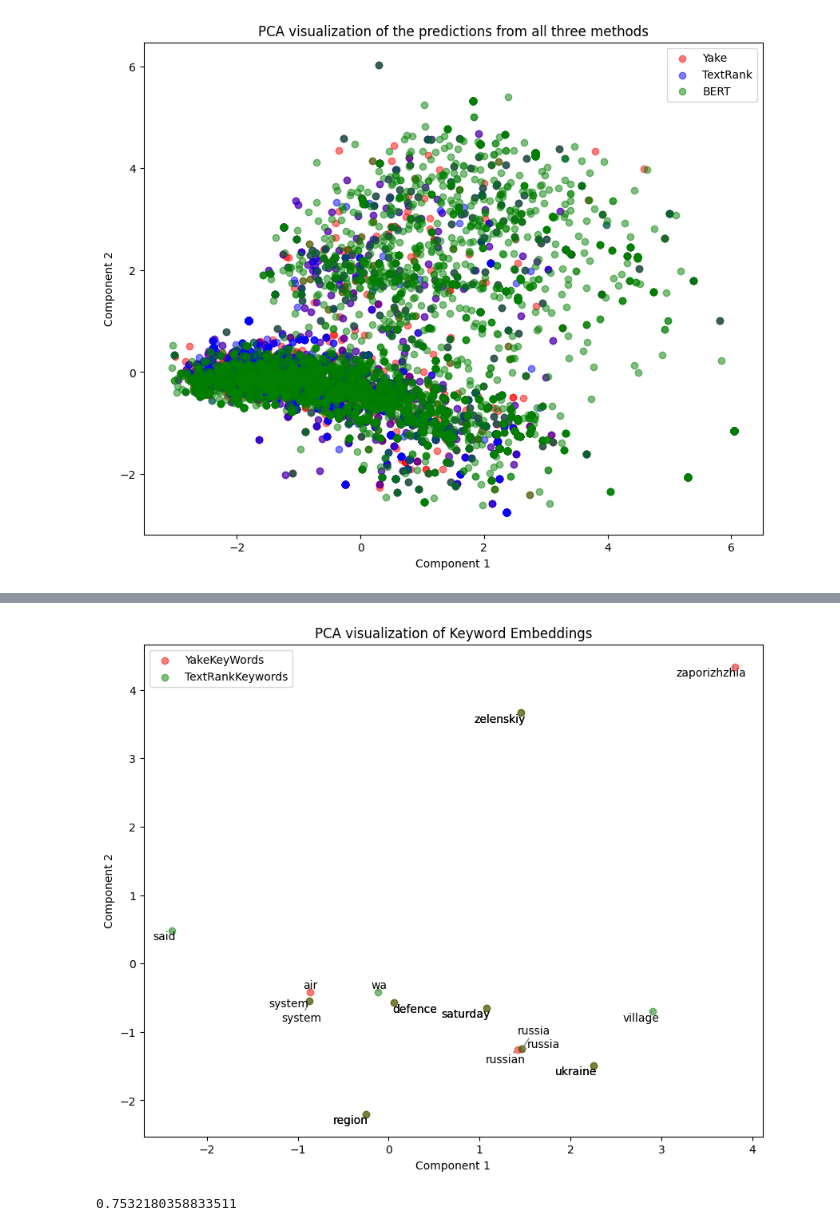
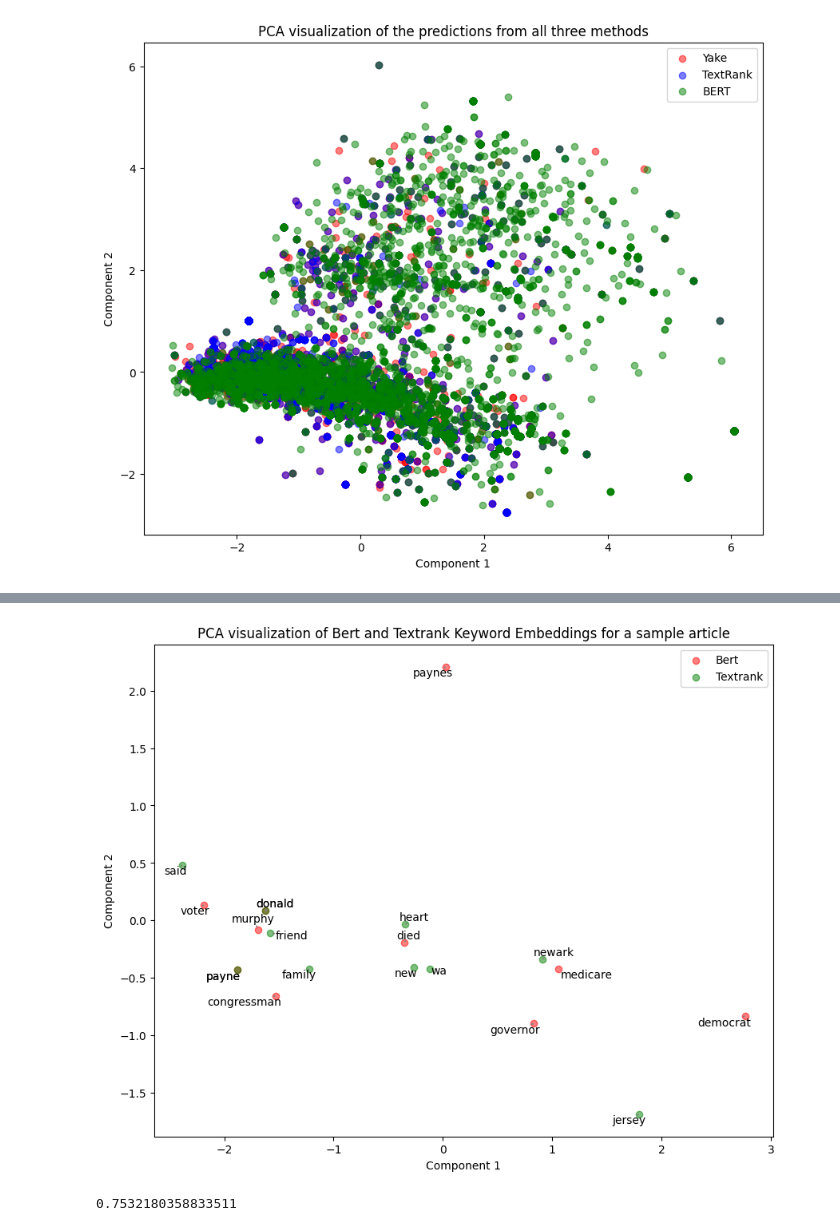
Before and after one commit to Mateusz-Wojciechowski/keyword-extraction, a Jupyter notebook: data_playground.ipynb, the cells around one changed output, grey strips where cells are left out. Saved outputs shown, nothing was run; the diff lists cells and outputs as text; code cells hidden in the pictures.

```diff
--- a/data_playground.ipynb
+++ b/data_playground.ipynb
@@ -90,7 +86,7 @@ generate_plots(224, yake_data, bert_data,'YakeKeyWords', 'BertKeyWords')
-# %%
-generate_plots(224, yake_data, textrank_data, 'YakeKeyWords', 'TextRankKeywords')
-# %% [output]
-[figure, removed]
+# %%
+generate_plots(2, bert_data, textrank_data, 'BertKeyWords', 'TextRankKeywords', 'Bert', 'Textrank')
+# %% [output]
+[figure, added]
 # %%
 bert_keywords = keywords['BertKeyWords']
 yake_keywords = keywords['YakeKeyWords']
```
Also changed, not shown: parts of 22 cells of this notebook.
